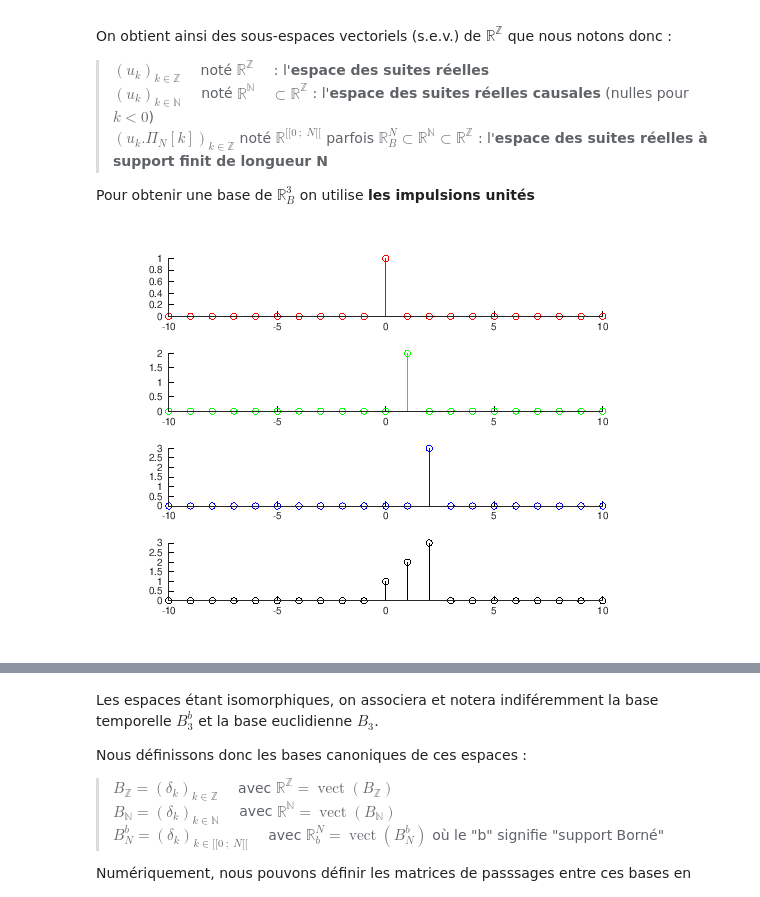
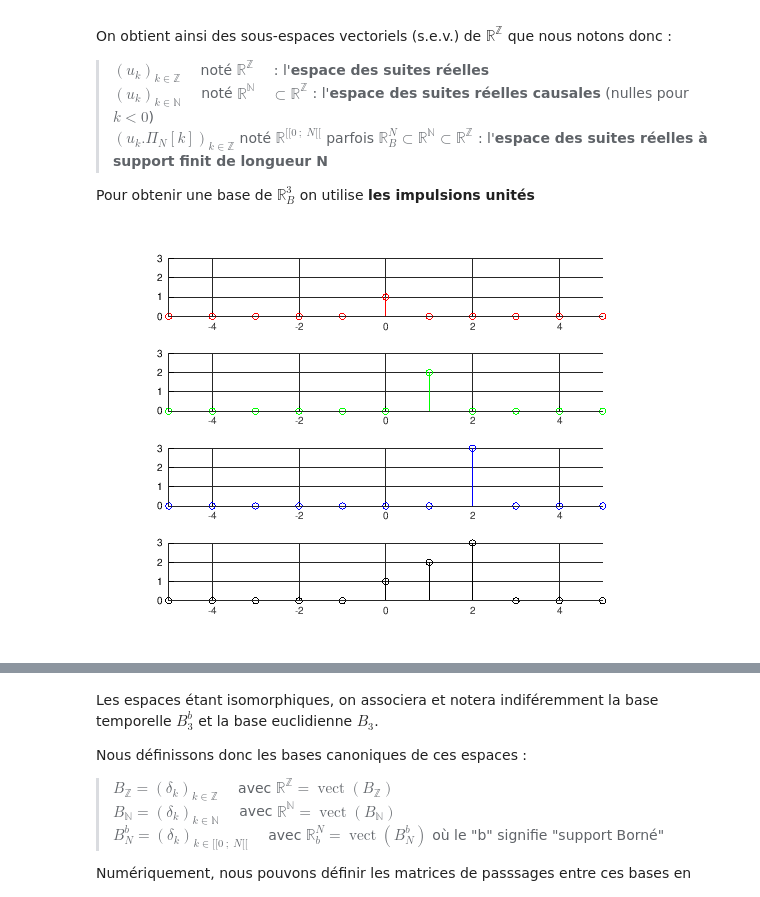
Before and after one commit to balaise31/Signal, a Jupyter notebook: discret/cours/notebooks/VEC1_bases_temporelles.ipynb, the cells around one changed output, grey strips where cells are left out. Cells and saved outputs as stored; diff of their text form; code cells hidden in the pictures.

```diff
--- a/discret/cours/notebooks/VEC1_bases_temporelles.ipynb
+++ b/discret/cours/notebooks/VEC1_bases_temporelles.ipynb
@@ -150,31 +144,31 @@ Pour obtenir une base de $\mathbb{R}^3_B$ on utilise **les impulsions unités**
 # %%
 % La fonction delta est VECTORISEE :
 %    k peut être une matrice de valeurs
 function [v] = delta_0(k)
     [Nrang,Ncol] = size(k);
     v = zeros(Nrang, Ncol);
     for rang_k = 1:Nrang
         for col_k = 1:Ncol
                 if k(rang_k,col_k) == 0
                     v(rang_k,col_k)=1;
                 end
         end % boucle sur colonne de k
     end % boucle sur rangée de k
 end
 
 w0 = delta_0(k);    % w0 matrice rangée (1,21)
 w1 = delta_0(k-1);  % w1,w2  idem mais
 w2 = delta_0(k-2);  %  avec le 1 pour k-1 = 0 etc.
 
 Vectv = v(1)*w0 +v(2)*w1 +v(3)*w2 ; % Somme de matrices (1,21)
 
-subplot(4,1,1); stem(k,v(1)*w0,'r') %1.w0 composante rouge
-subplot(4,1,2); stem(k,v(2)*w1,'g') %2.w1 composante verte
-subplot(4,1,3); stem(k,v(3)*w2,'b')      %3.w2 composante bleue
+subplot(4,1,1); stem(k,v(1)*w0,'r') ; axis([-5,5,0,3]) ; set(gca, "ytick", 0:4); grid on; %1.w0 composante rouge
+subplot(4,1,2); stem(k,v(2)*w1,'g') ; axis([-5,5,0,3]) ; set(gca, "ytick", 0:4); grid on;%2.w1 composante verte
+subplot(4,1,3); stem(k,v(3)*w2,'b') ; axis([-5,5,0,3]) ; set(gca, "ytick", 0:4); grid on;    %3.w2 composante bleue
 subplot(4,1,4);
-stem(k,Vectv,'k');  % somme des composantes noire
+stem(k,Vectv,'k'); ; axis([-5,5,0,3]) ; set(gca, "ytick", 0:4); grid on; % somme des composantes noire
 # %% [output]
-[figure, old version]
+[figure, new version]
 # %% [markdown]
 ## Isomorphisme (bijection) avec un sous espace des suites
 
```
Also changed, not shown: parts of 1 cell of this notebook, 7 other files.
